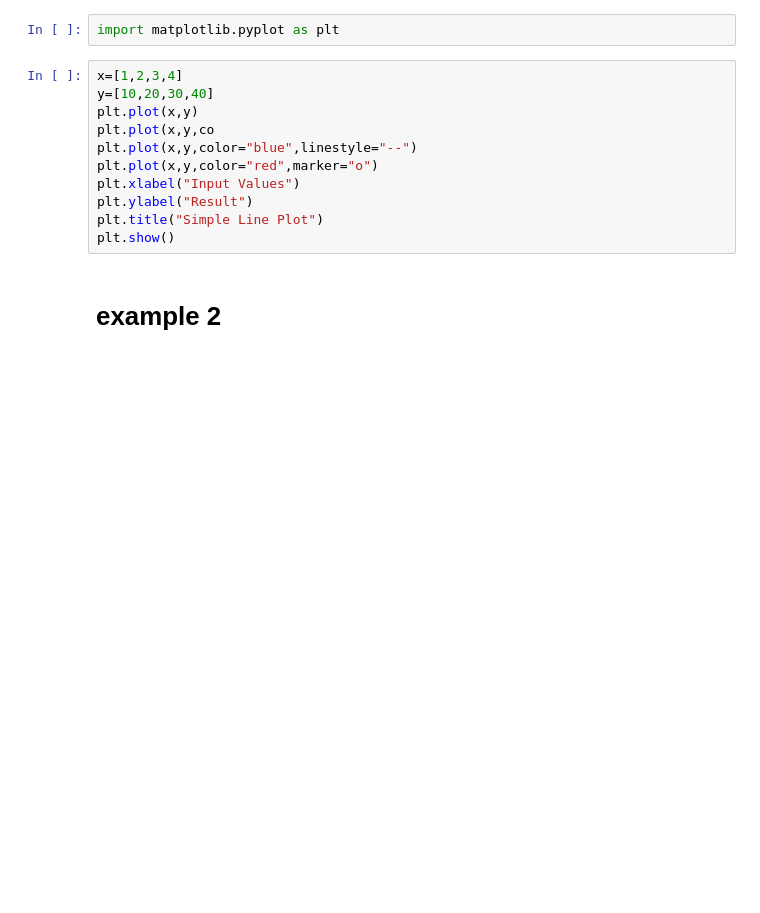
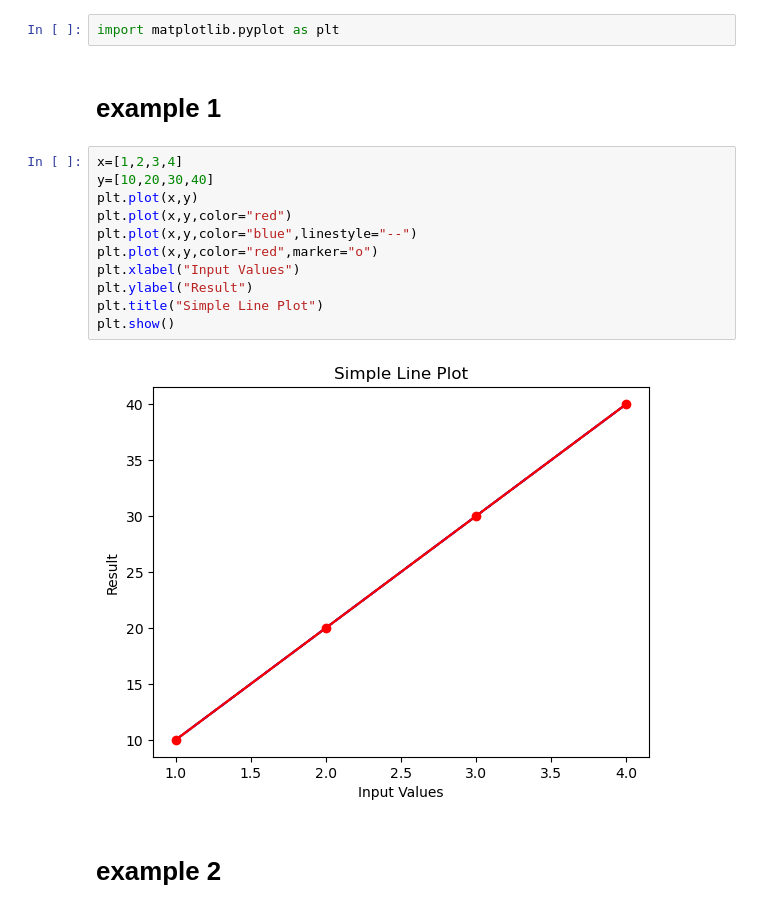
Before and after one commit to maroti13/-Matplotlib, a Jupyter notebook: Visual1.ipynb, the cells around one changed output. Drawn from its saved outputs; the diff is of its cells as text; blank space fills up the shorter version.

```diff
--- a/Visual1.ipynb
+++ b/Visual1.ipynb
@@ -1,16 +1,20 @@
 # %%
 import matplotlib.pyplot as plt
+# %% [markdown]
+# example 1
 # %%
 x=[1,2,3,4]
 y=[10,20,30,40]
 plt.plot(x,y)
-plt.plot(x,y,co
+plt.plot(x,y,color="red")
 plt.plot(x,y,color="blue",linestyle="--")
 plt.plot(x,y,color="red",marker="o")
 plt.xlabel("Input Values")
 plt.ylabel("Result")
 plt.title("Simple Line Plot")
 plt.show()
+# %% [output]
+[figure, added]
 # %% [markdown]
 # example 2
 # %%
```
Also changed, not shown: parts of 12 cells of this notebook.
